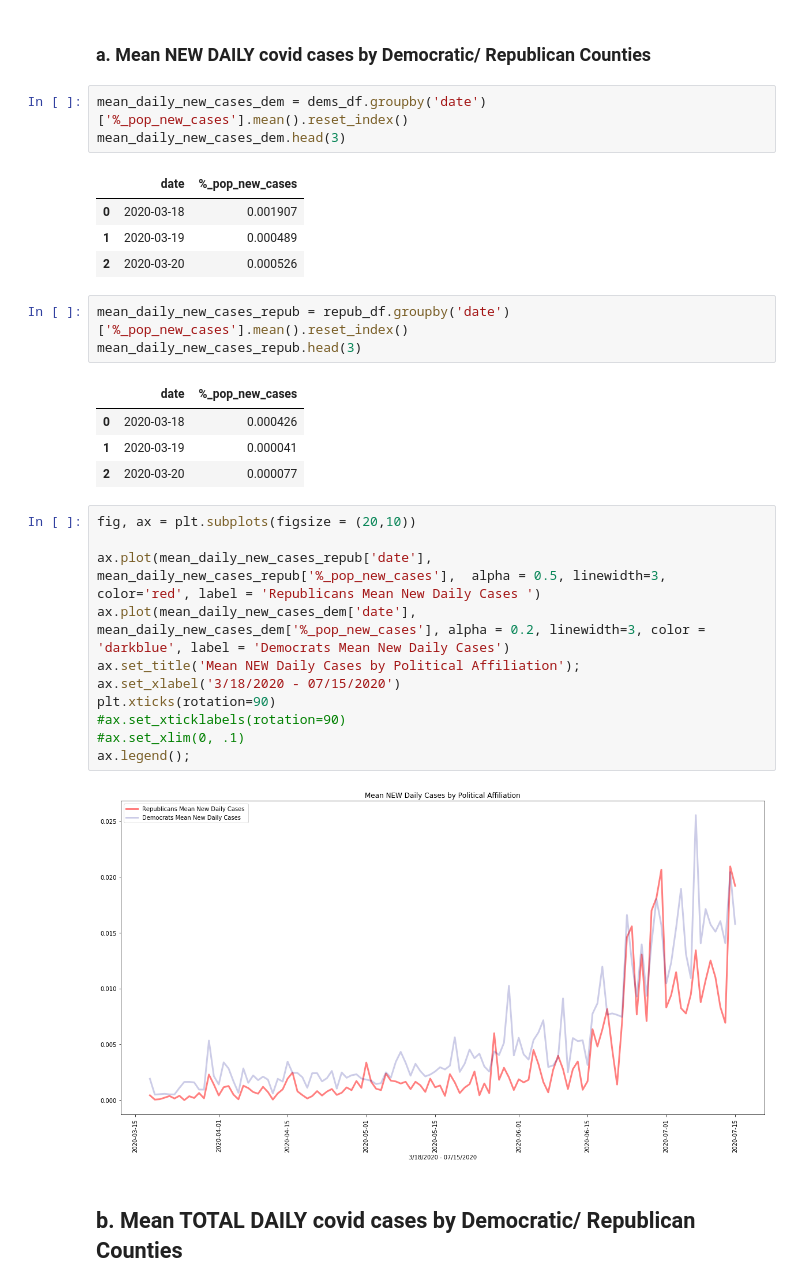
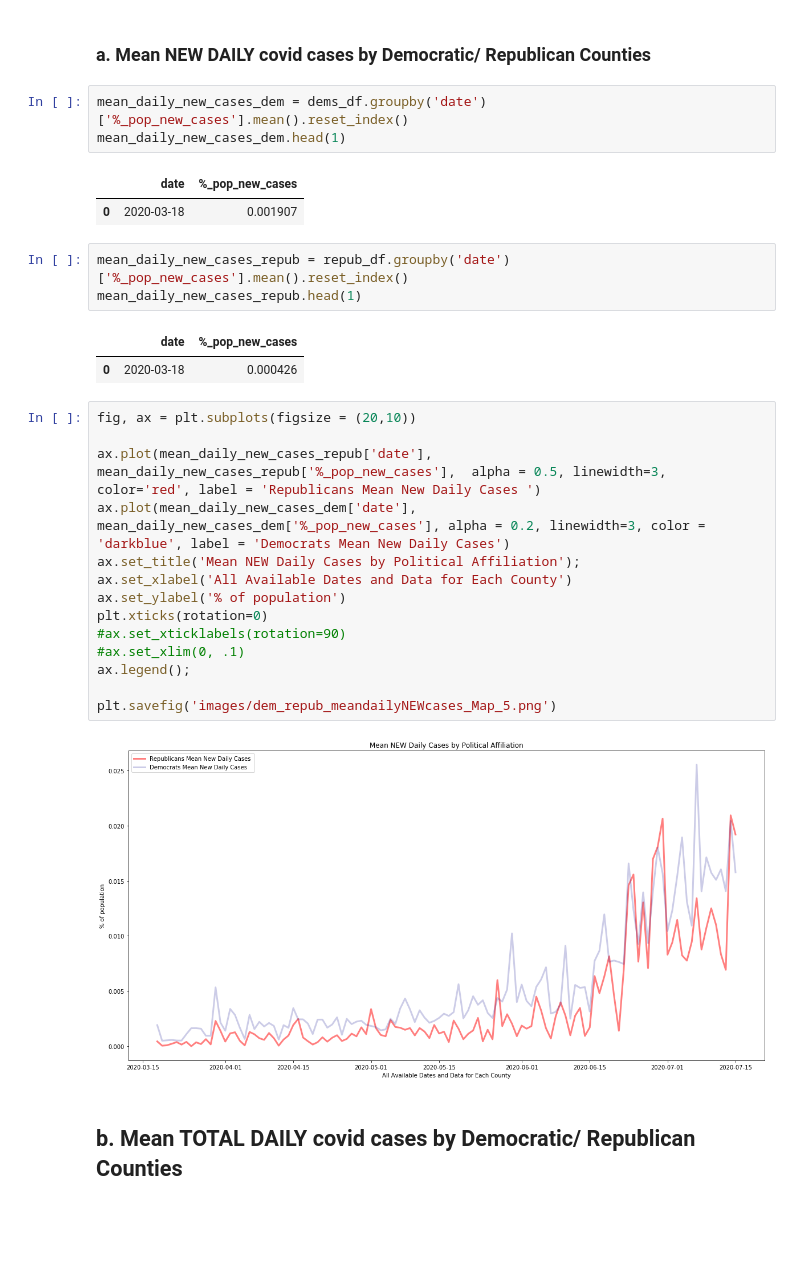
Before and after one commit to MegansColorado/Capstone_1, a Jupyter notebook: notebooks/Covid_Political_Data.ipynb, the cells around one changed output. Cells and saved outputs as stored; diff of their text form; blank space fills up the shorter version.

```diff
--- a/notebooks/Covid_Political_Data.ipynb
+++ b/notebooks/Covid_Political_Data.ipynb
@@ -142,33 +116,32 @@ ax.legend();
 ### a. Mean NEW DAILY covid cases by Democratic/ Republican Counties
 # %%
 mean_daily_new_cases_dem = dems_df.groupby('date')['%_pop_new_cases'].mean().reset_index()
-mean_daily_new_cases_dem.head(3)
+mean_daily_new_cases_dem.head(1)
 # %% [output]
 |  | date | %_pop_new_cases |
 | 0 | 2020-03-18 | 0.001907 |
-| 1 | 2020-03-19 | 0.000489 |
-| 2 | 2020-03-20 | 0.000526 |
 # %%
 mean_daily_new_cases_repub = repub_df.groupby('date')['%_pop_new_cases'].mean().reset_index()
-mean_daily_new_cases_repub.head(3)
+mean_daily_new_cases_repub.head(1)
 # %% [output]
 |  | date | %_pop_new_cases |
 | 0 | 2020-03-18 | 0.000426 |
-| 1 | 2020-03-19 | 0.000041 |
-| 2 | 2020-03-20 | 0.000077 |
 # %%
 fig, ax = plt.subplots(figsize = (20,10))
 
 ax.plot(mean_daily_new_cases_repub['date'], mean_daily_new_cases_repub['%_pop_new_cases'],  alpha = 0.5, linewidth=3, color='red', label = 'Republicans Mean New Daily Cases ')
 ax.plot(mean_daily_new_cases_dem['date'], mean_daily_new_cases_dem['%_pop_new_cases'], alpha = 0.2, linewidth=3, color = 'darkblue', label = 'Democrats Mean New Daily Cases')
 ax.set_title('Mean NEW Daily Cases by Political Affiliation');
-ax.set_xlabel('3/18/2020 - 07/15/2020')
-plt.xticks(rotation=90)
+ax.set_xlabel('All Available Dates and Data for Each County')
+ax.set_ylabel('% of population')
+plt.xticks(rotation=0)
 #ax.set_xticklabels(rotation=90)
 #ax.set_xlim(0, .1)
 ax.legend();
+
+plt.savefig('images/dem_repub_meandailyNEWcases_Map_5.png')
 # %% [output]
-[figure, old version]
+[figure, new version]
 # %% [markdown]
 ## b. Mean TOTAL DAILY covid cases by Democratic/ Republican Counties
 # %%
```
Also changed, not shown: parts of 31 cells of this notebook, 9 other files.
